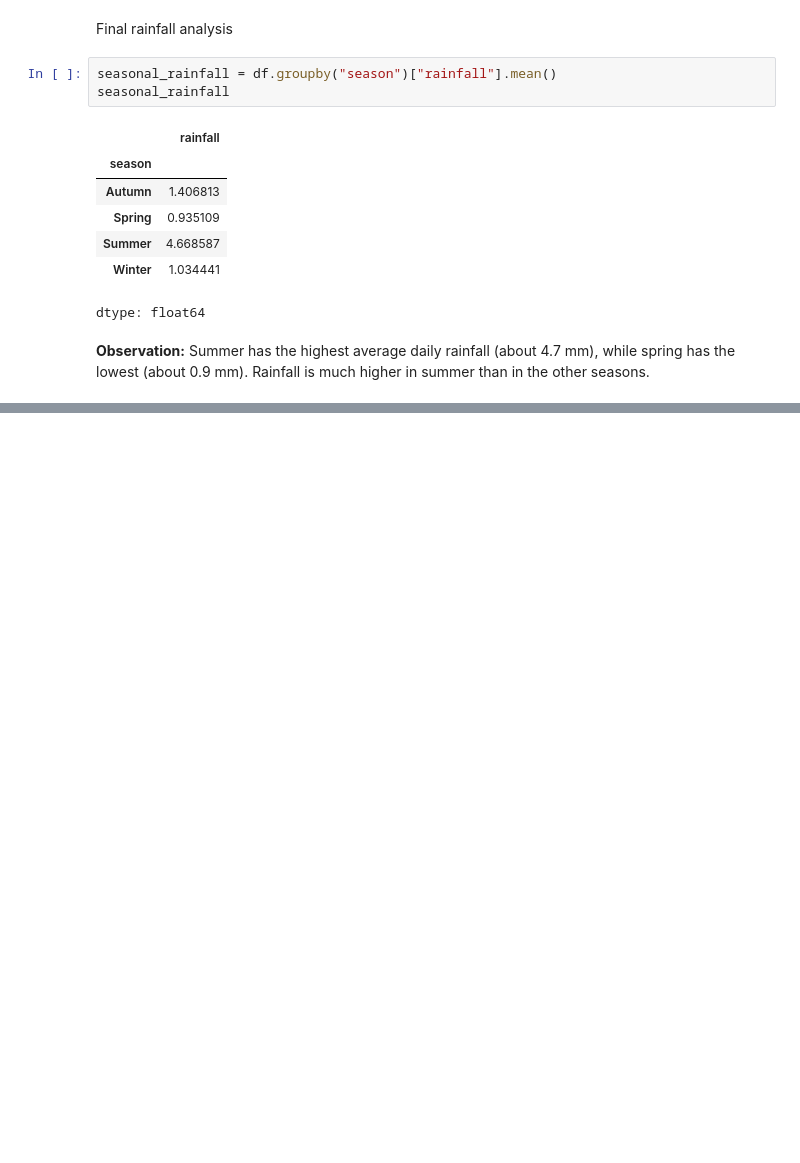
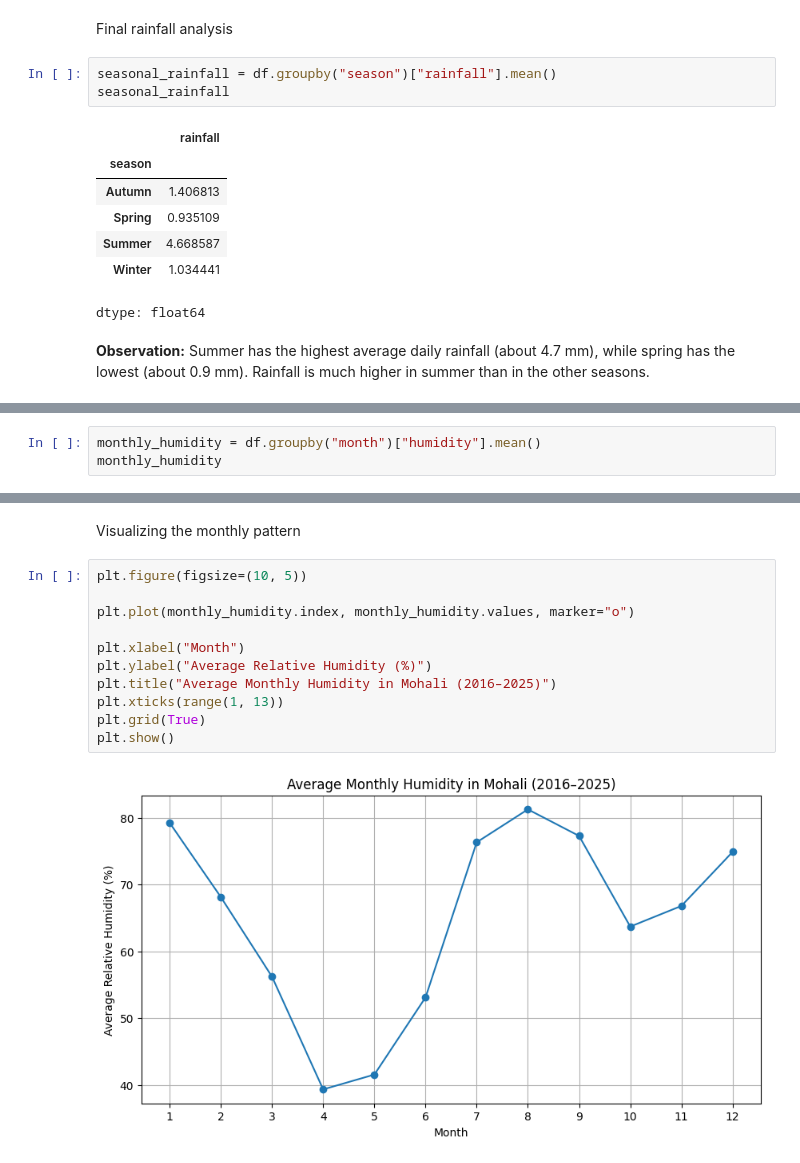
Before and after one commit to Aditi09-20/Weather_Data_Analysis_and_Forecasting, a Jupyter notebook: notebooks/weather_analysis.ipynb, the cells around one changed output, grey strips where cells are left out. Drawn from its saved outputs; the diff is of its cells as text; blank space fills up the shorter version.

Commit message:
Complete humidity, wind and correlation analysis

```diff
--- a/notebooks/weather_analysis.ipynb
+++ b/notebooks/weather_analysis.ipynb
@@ -430,0 +433,3 @@ dtype: float64
+# %%
+monthly_humidity = df.groupby("month")["humidity"].mean()
+monthly_humidity
@@ -430,0 +452,15 @@ dtype: float64
+# %% [markdown]
+Visualizing the monthly pattern
+# %%
+plt.figure(figsize=(10, 5))
+
+plt.plot(monthly_humidity.index, monthly_humidity.values, marker="o")
+
+plt.xlabel("Month")
+plt.ylabel("Average Relative Humidity (%)")
+plt.title("Average Monthly Humidity in Mohali (2016–2025)")
+plt.xticks(range(1, 13))
+plt.grid(True)
+plt.show()
+# %% [output]
+[figure, added]
```
Also changed, not shown: parts of 11 cells of this notebook.
